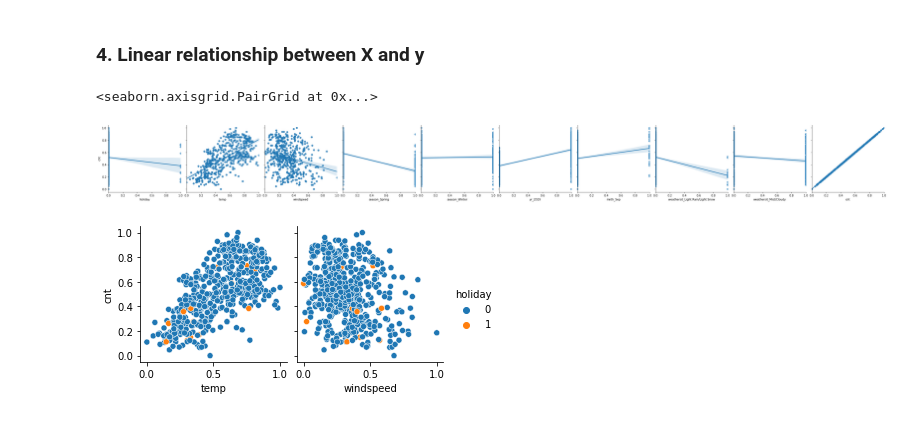
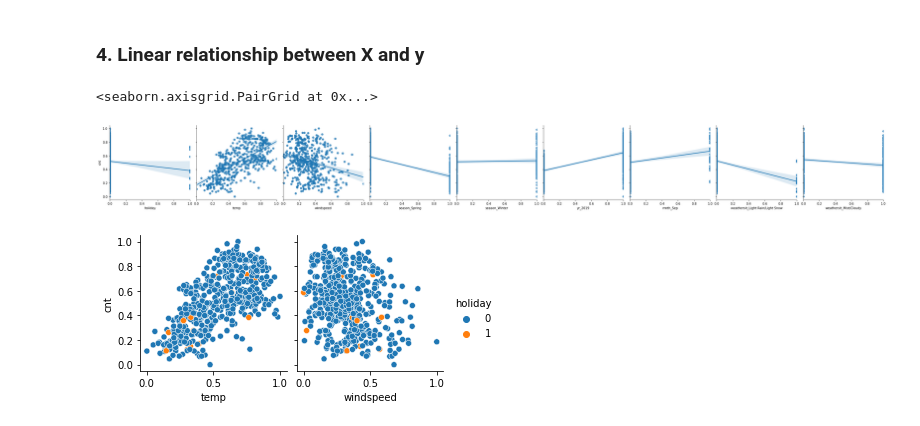
Before and after one commit to mambily/LR_BikeSharingAssignment, a Jupyter notebook: Ambily_M_LR_Bike_Sharing_Case_Study.ipynb, the cells around one changed output. Drawn from its saved outputs; the diff is of its cells as text; code cells hidden in the pictures.

```diff
--- a/Ambily_M_LR_Bike_Sharing_Case_Study.ipynb
+++ b/Ambily_M_LR_Bike_Sharing_Case_Study.ipynb
@@ -935,10 +935,12 @@ The correlation plot indicates that residuals/errors are independent of each oth
 # %% [markdown]
 ### 4. Linear relationship between X and y
 # %%
+data = X_train_sel6.copy(deep=True)
+data['cnt'] = y_train
 sns.pairplot(data, x_vars=X_train_sel6.columns, y_vars='cnt', size=4, aspect = 1, kind='reg', diag_kind=None)
 # %% [output]
 <seaborn.axisgrid.PairGrid at 0x...>
-[figure, old version]
+[figure, new version]
 # %%
 for var in ['holiday','season_Spring','season_Winter','yr_2019','mnth_Sep','weathersit_Light Rain/Light Snow', 'weathersit_Mist/Cloudy']:
     sns.pairplot(data=data, y_vars = 'cnt', x_vars = ['temp','windspeed'],hue=var, diag_kind= None)
```
Also changed, not shown: parts of 14 cells of this notebook.
